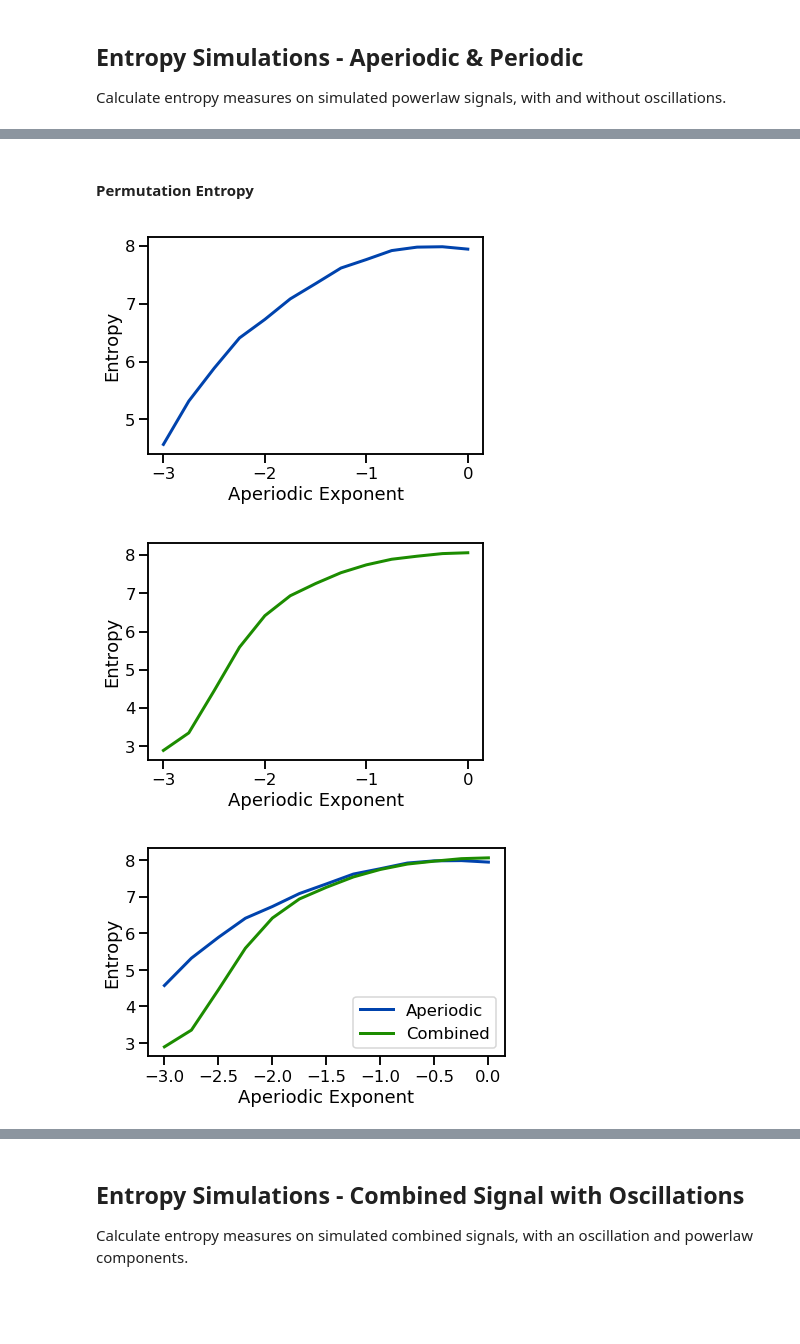
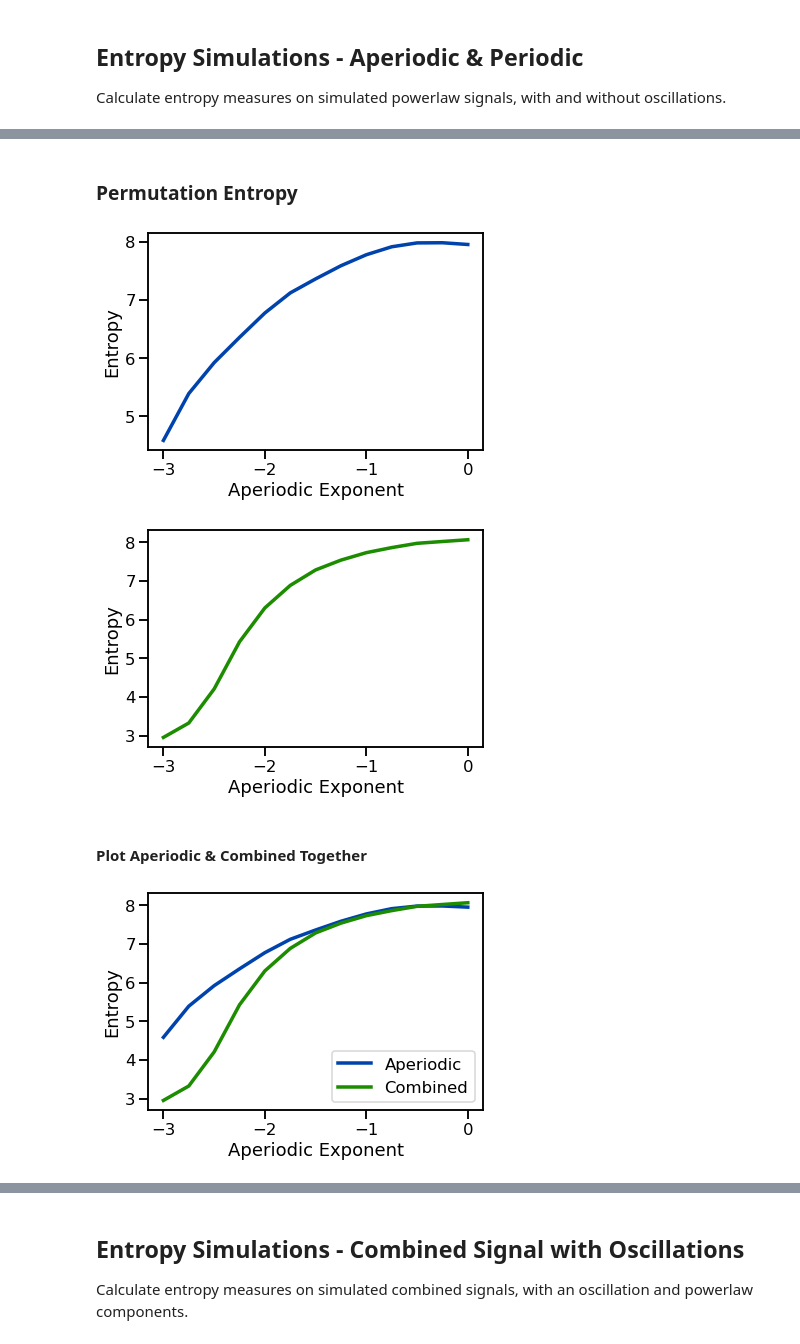
Before and after one commit to AperiodicMethods/AperiodicMethods, a Jupyter notebook: notebooks/Information.ipynb, the cells around one changed output, grey strips where cells are left out. Saved outputs shown, nothing was run; the diff lists cells and outputs as text; code cells hidden in the pictures; blank space fills up the shorter version.

Commit message:
update info nb

```diff
--- a/notebooks/Information.ipynb
+++ b/notebooks/Information.ipynb
@@ -2,10 +2,3 @@
 # Information Metrics
 
 Run information theory metrics on time series signals.
-# %%
-from neurodsp.sim import *
-
-import matplotlib.pyplot as plt
-
-import seaborn as sns
-sns.set_context('talk')
@@ -52,3 +51,6 @@ SAVE_FIG = True
+# %%
+# Notebook Settings
+SAVE_FIG = False
 # %% [markdown]
 ## Calculating Entropy Measures on Example Signals
 # %% [markdown]
@@ -128,41 +124,35 @@ if SAVE_FIG: plt.savefig('plts/ent-sa-ap.pdf')
 # %% [markdown]
-#### Permutation Entropy
+### Permutation Entropy
 # %%
 # Run a set of simulations, calculating permutation entropy across exponents
 pe_ents = run_sims(sim_powerlaw, sim_params_pow, permutation_entropy, pe_measure_params,
                    update='update_exp', values=exps, n_instances=n_instances)
 # %%
 # Plot permutation entropy measures across exponent values
-plt.plot(exps, pe_ents, lw=3, color=AP_COL)
-
-plt.xlabel('Aperiodic Exponent')
-plt.ylabel('Entropy');
+plot_lines(exps, pe_ents, color=AP_COL)
+plot_lines(xlabel='Aperiodic Exponent', ylabel='Entropy')
+plot_lines(save_fig=SAVE_FIG, file_name='pe_exp', file_path='info')
 # %% [output]
-[figure, old version]
+[figure, new version]
 # %%
 # Run a set of simulations, calculating permutation entropy across exponents, with an oscillation
 pe_ents_comb = run_sims(sim_combined, sim_params_comb, permutation_entropy, pe_measure_params,
                    update='update_comb_exp', values=exps, n_instances=n_instances)
 # %%
 # Plot permutation entropy measures across exponent values, with an oscillation
-plt.plot(exps, pe_ents_comb, lw=3, color=COMB_COL)
-
-plt.xlabel('Aperiodic Exponent')
-plt.ylabel('Entropy');
+plot_lines(exps, pe_ents_comb, color=COMB_COL)
+plot_lines(xlabel='Aperiodic Exponent', ylabel='Entropy')
+plot_lines(save_fig=SAVE_FIG, file_name='pe_comb', file_path='info')
 # %% [output]
-[figure, old version]
+[figure, new version]
+# %% [markdown]
+#### Plot Aperiodic & Combined Together
 # %%
 # Plot entropy measures for with & without oscillation together
-plt.plot(exps, pe_ents, label='Aperiodic', lw=3, color=AP_COL)
-plt.plot(exps, pe_ents_comb, label='Combined', lw=3, color=COMB_COL)
-
-plt.xlabel('Aperiodic Exponent')
-plt.ylabel('Entropy');
-
-plt.tight_layout()
-plt.legend()
-
-if SAVE_FIG: plt.savefig('plts/ent-pe-ap.pdf')
+plot_lines(exps, pe_ents, color=AP_COL, label='Aperiodic')
+plot_lines(exps, pe_ents_comb, color=COMB_COL, label='Combined')
+plot_lines(xlabel='Aperiodic Exponent', ylabel='Entropy')
+plot_lines(save_fig=SAVE_FIG, file_name='pe_both', file_path='info')
 # %% [output]
-[figure, old version]
+[figure, new version]
 # %% [markdown]
```
Also changed, not shown: parts of 22 cells of this notebook.
